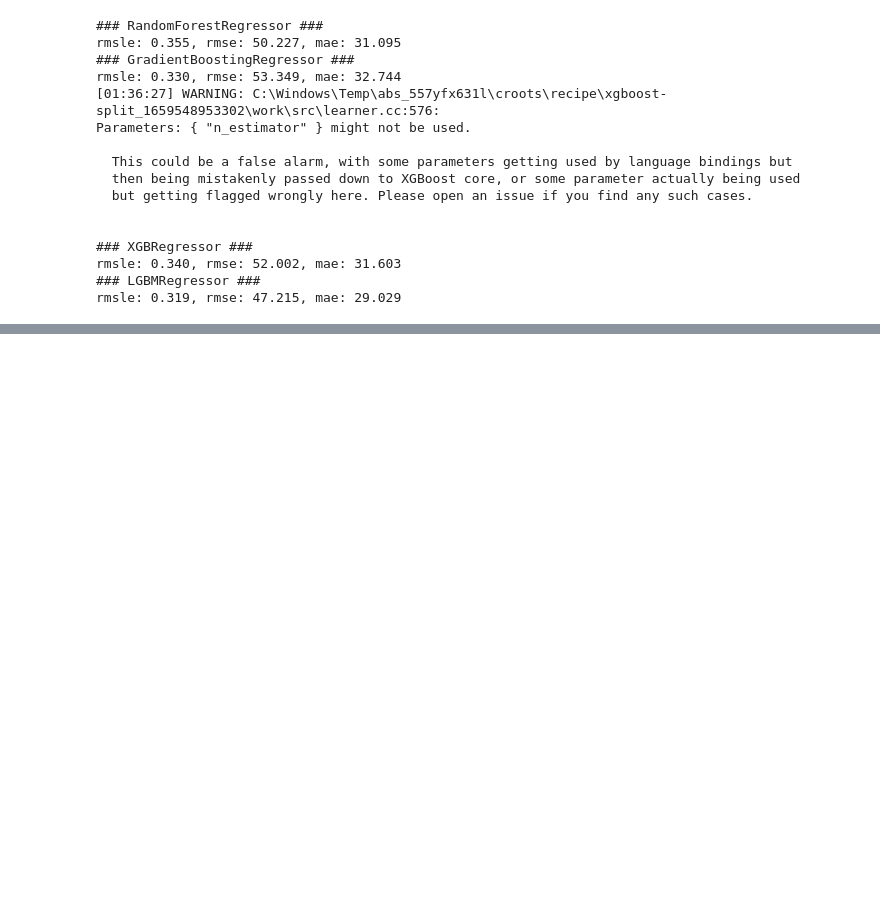
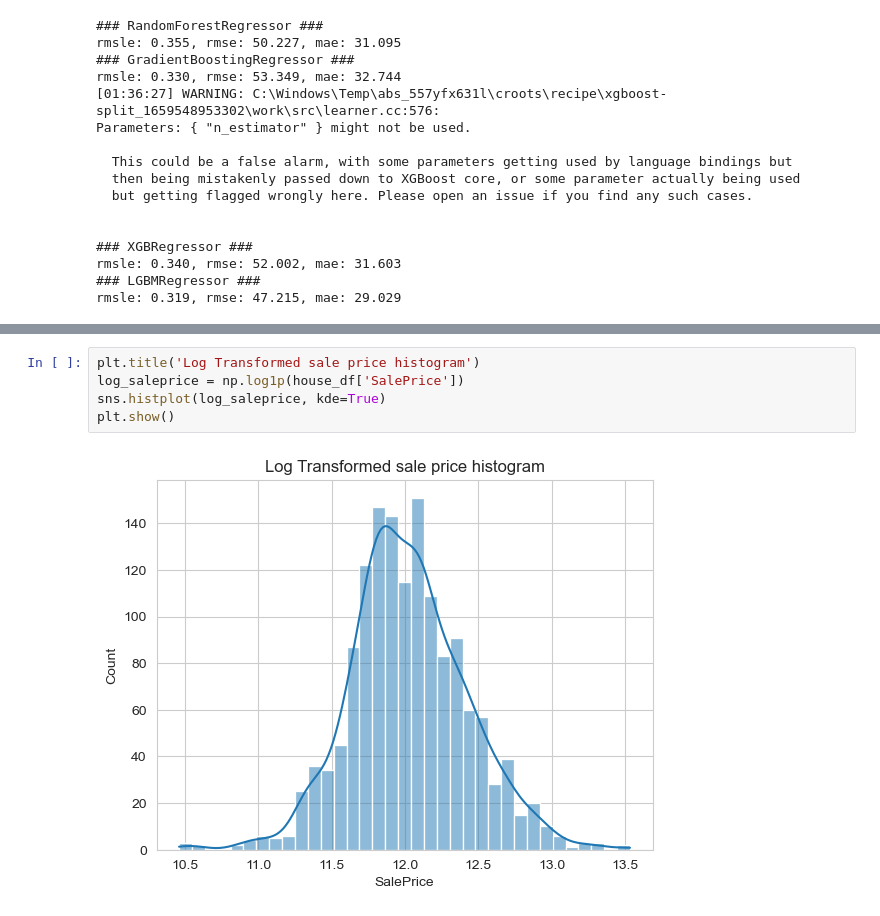
Before and after one commit to zi0-hand/machine-learning-study, a Jupyter notebook: book study/part5.ipynb, the cells around one changed output, grey strips where cells are left out. Drawn from its saved outputs; the diff is of its cells as text; blank space fills up the shorter version.

```diff
--- a/book study/part5.ipynb
+++ b/book study/part5.ipynb
@@ -335,0 +391,7 @@ rmsle: 0.319, rmse: 47.215, mae: 29.029
+# %%
+plt.title('Log Transformed sale price histogram')
+log_saleprice = np.log1p(house_df['SalePrice'])
+sns.histplot(log_saleprice, kde=True)
+plt.show()
+# %% [output]
+[figure, added]
```
Also changed, not shown: parts of 29 cells of this notebook.
